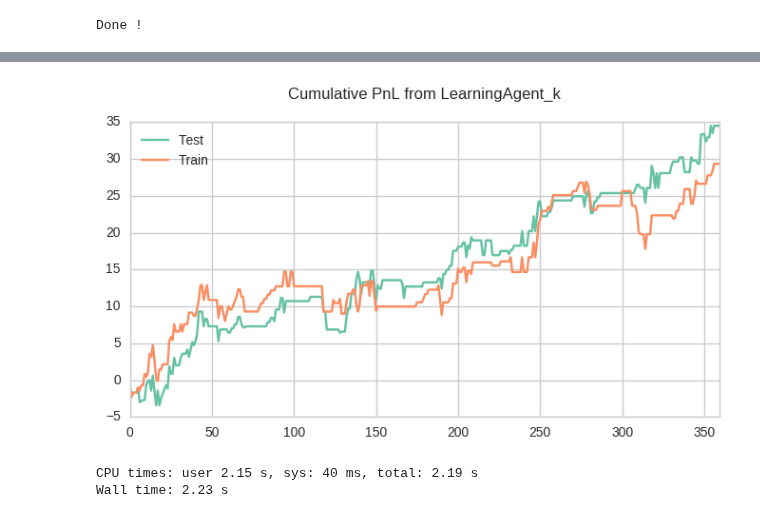
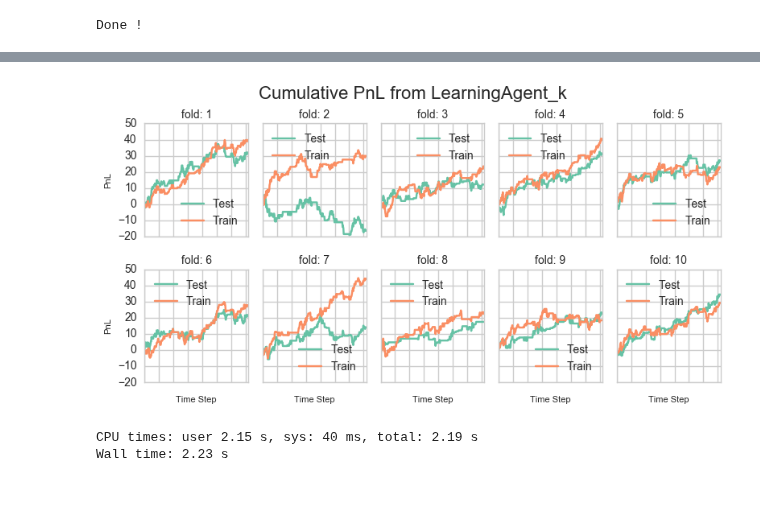
Before and after one commit to ucaiado/QLearning_Trading, a Jupyter notebook: learning_trade.ipynb, the cells around one changed output, grey strips where cells are left out. Cells and saved outputs as stored; diff of their text form; code cells hidden in the pictures.

```diff
--- a/learning_trade.ipynb
+++ b/learning_trade.ipynb
@@ -485,13 +491,23 @@ def make_df(d_data):
     return df_aux + df_aux2
 # %%
 import pandas as pd
+import matplotlib.pyplot as plt
+
+f, na_ax = plt.subplots(2, 5, sharex=True, sharey=True)
 df_test = make_df(d_rtn['pnl']['test'])
-ax1 = df_test.iloc[:, -1].reset_index(drop=True).plot(legend=True, label='Test')
 df_train = make_df(d_rtn['pnl']['train'])
-df_train.iloc[:, -1].reset_index(drop=True).plot(legend=True, label='Train', ax=ax1)
-ax1.set_title('Cumulative PnL from LearningAgent_k\n');
+for ax1, idx in zip(na_ax.ravel(), range(df_test.shape[1])):
+    df_test.iloc[:, idx].reset_index(drop=True).plot(legend=True, label='Test', ax=ax1)
+    df_train.iloc[:, idx].reset_index(drop=True).plot(legend=True, label='Train', ax=ax1)
+    ax1.set_title('fold: {}'.format(idx+1), fontsize=10)
+    ax1.xaxis.set_ticklabels([])
+    ax1.set_ylabel('PnL', fontsize=8)
+    ax1.set_xlabel('Time Step', fontsize=8)
+f.tight_layout()
+s_title = 'Cumulative PnL from LearningAgent_k\n'
+f.suptitle(s_title, fontsize=16, y=1.03);
 # %% [output]
-[figure, old version]
+[figure, new version]
 # %%
 # analyze the logs from the out-of-sample tests
 import qtrader.eda as eda;reload(eda);
```
Also changed, not shown: parts of 8 cells of this notebook.
